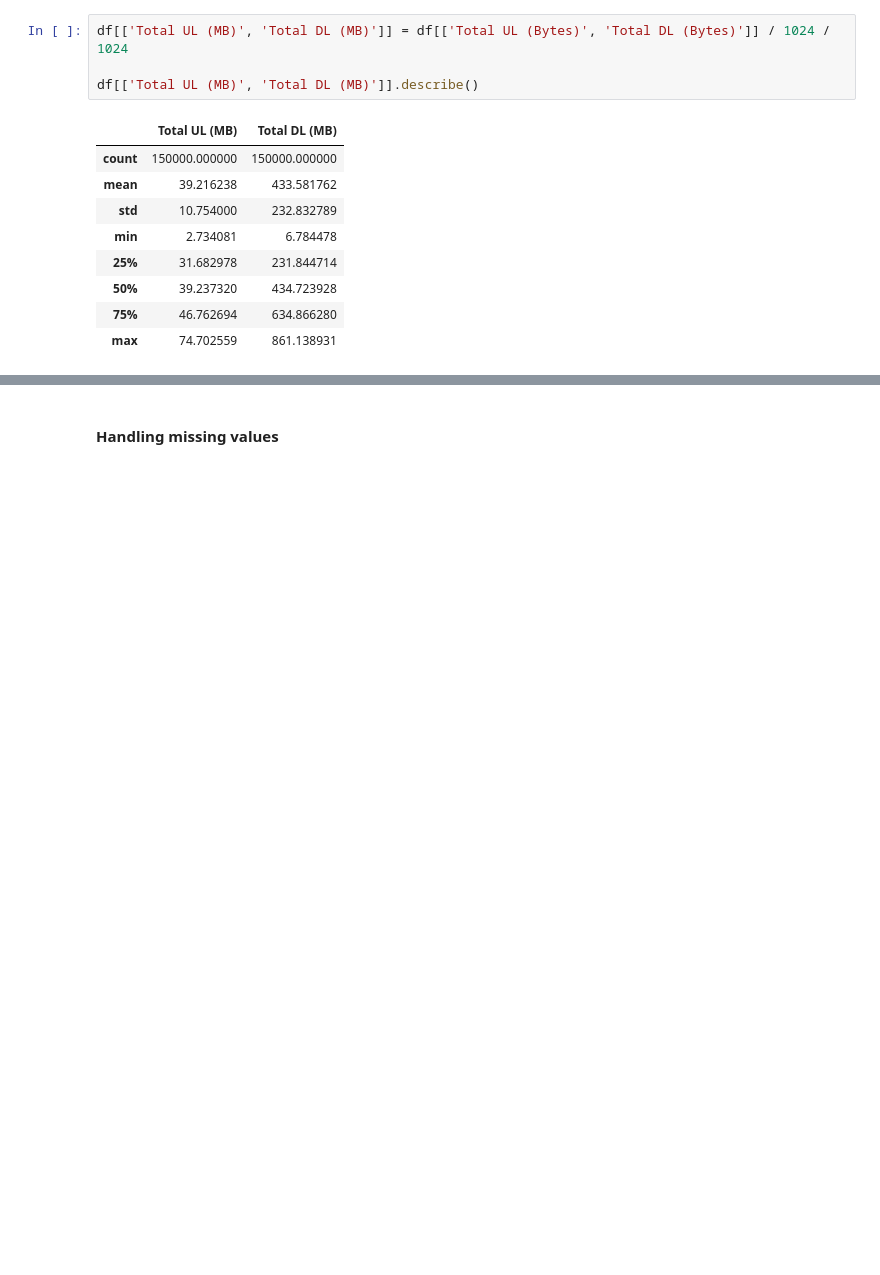
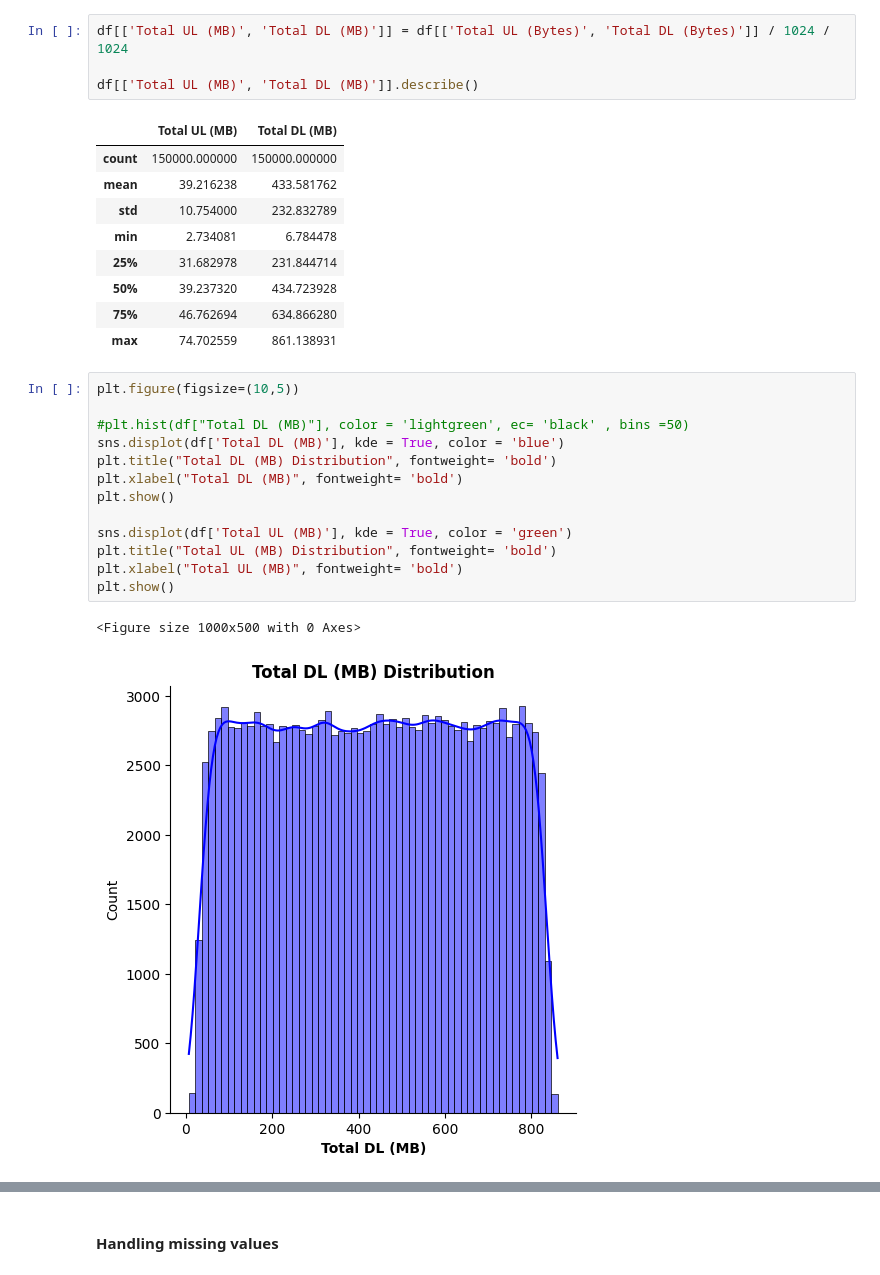
Before and after one commit to Roseco-crs/10Academy_week_1_Telecom_Industry, a Jupyter notebook: code/extract_data.ipynb, the cells around one changed output, grey strips where cells are left out. Drawn from its saved outputs; the diff is of its cells as text; blank space fills up the shorter version.

```diff
--- a/code/extract_data.ipynb
+++ b/code/extract_data.ipynb
@@ -192,3 +193,19 @@ df[['Total UL (MB)', 'Total DL (MB)']].describe()
 | 50% | 39.237320 | 434.723928 |
 | 75% | 46.762694 | 634.866280 |
 | max | 74.702559 | 861.138931 |
+# %%
+plt.figure(figsize=(10,5))
+
+#plt.hist(df["Total DL (MB)"], color = 'lightgreen', ec= 'black' , bins =50)
+sns.displot(df['Total DL (MB)'], kde = True, color = 'blue')
+plt.title("Total DL (MB) Distribution", fontweight= 'bold')
+plt.xlabel("Total DL (MB)", fontweight= 'bold')
+plt.show()
+
+sns.displot(df['Total UL (MB)'], kde = True, color = 'green')
+plt.title("Total UL (MB) Distribution", fontweight= 'bold')
+plt.xlabel("Total UL (MB)", fontweight= 'bold')
+plt.show()
+# %% [output]
+<Figure size 1000x500 with 0 Axes>
+[figure, added]
```
Also changed, not shown: parts of 9 cells of this notebook.
